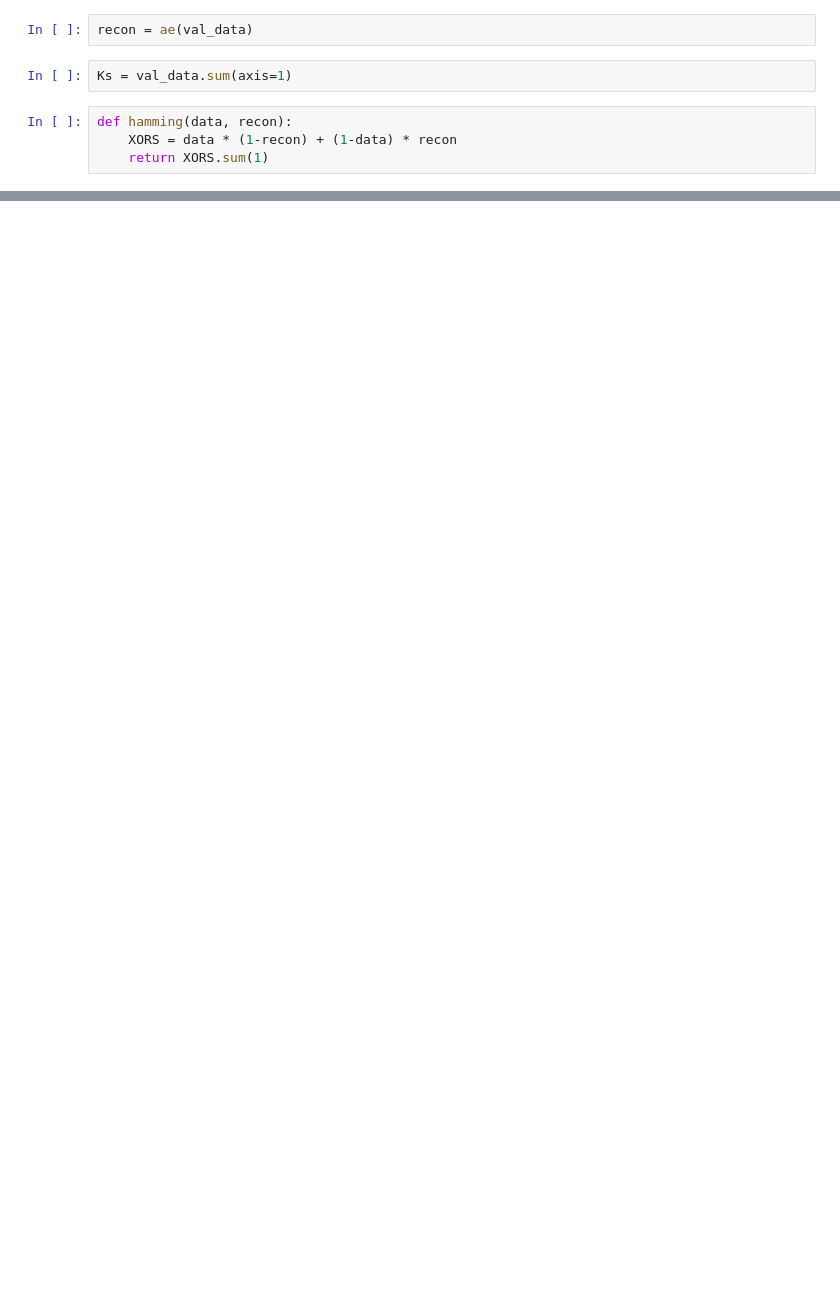
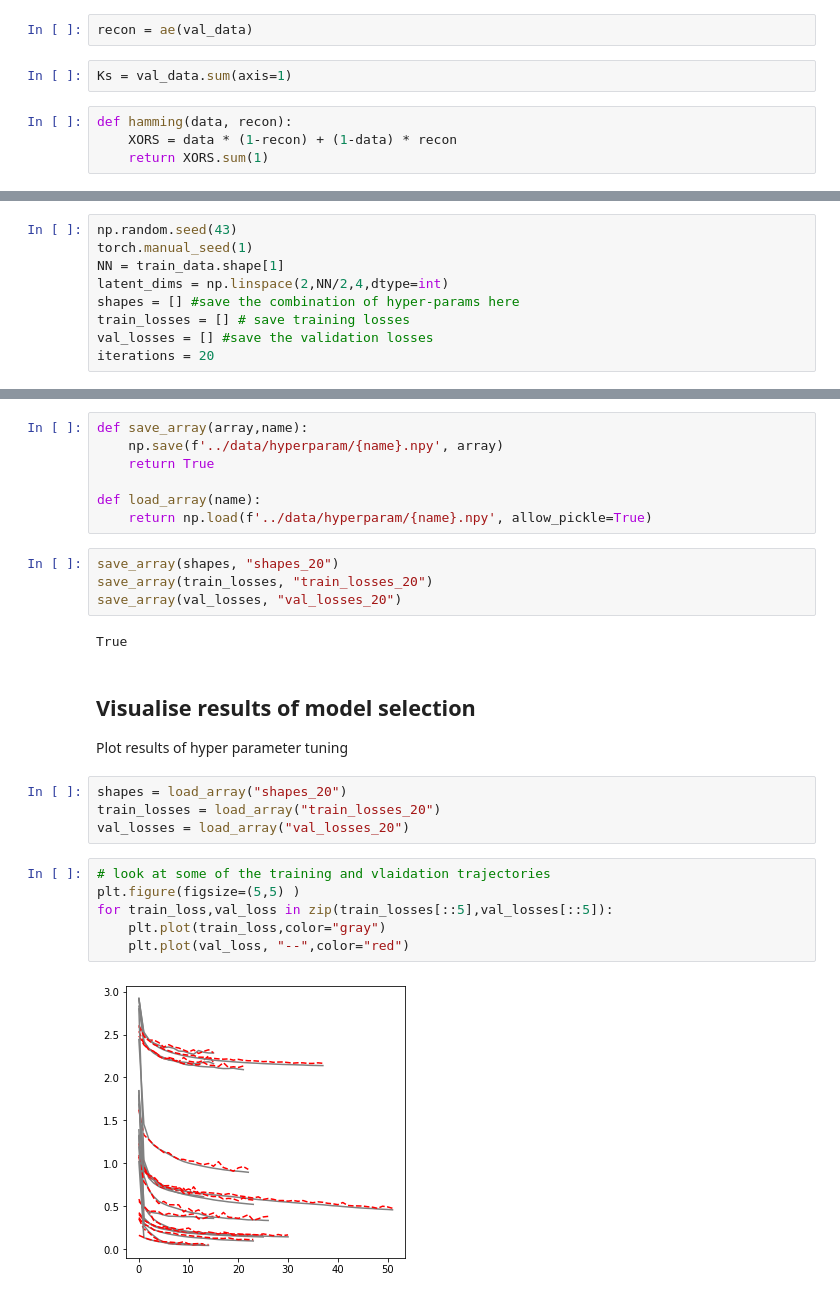
Before and after one commit to abramschon/maxent, a Jupyter notebook: notebooks/autoencoder.ipynb, the cells around one changed output, grey strips where cells are left out. Saved outputs shown, nothing was run; the diff lists cells and outputs as text; blank space fills up the shorter version.

```diff
--- a/notebooks/autoencoder.ipynb
+++ b/notebooks/autoencoder.ipynb
@@ -248,0 +290,9 @@ for state, recon in zip(states_K_fire, recons):
+# %%
+np.random.seed(43)
+torch.manual_seed(1)
+NN = train_data.shape[1]
+latent_dims = np.linspace(2,NN/2,4,dtype=int)
+shapes = [] #save the combination of hyper-params here
+train_losses = [] # save training losses
+val_losses = [] #save the validation losses
+iterations = 20
@@ -248,0 +371,28 @@ for state, recon in zip(states_K_fire, recons):
+# %%
+def save_array(array,name):
+    np.save(f'../data/hyperparam/{name}.npy', array)
+    return True
+
+def load_array(name):
+    return np.load(f'../data/hyperparam/{name}.npy', allow_pickle=True)
+# %%
+save_array(shapes, "shapes_20")
+save_array(train_losses, "train_losses_20")
+save_array(val_losses, "val_losses_20")
+# %% [output]
+True
+# %% [markdown]
+## Visualise results of model selection
+Plot results of hyper parameter tuning
+# %%
+shapes = load_array("shapes_20")
+train_losses = load_array("train_losses_20")
+val_losses = load_array("val_losses_20")
+# %%
+# look at some of the training and vlaidation trajectories
+plt.figure(figsize=(5,5) )
+for train_loss,val_loss in zip(train_losses[::5],val_losses[::5]):
+    plt.plot(train_loss,color="gray")
+    plt.plot(val_loss, "--",color="red")
+# %% [output]
+[figure, added]
```
Also changed, not shown: parts of 29 cells of this notebook, 1 other file.
